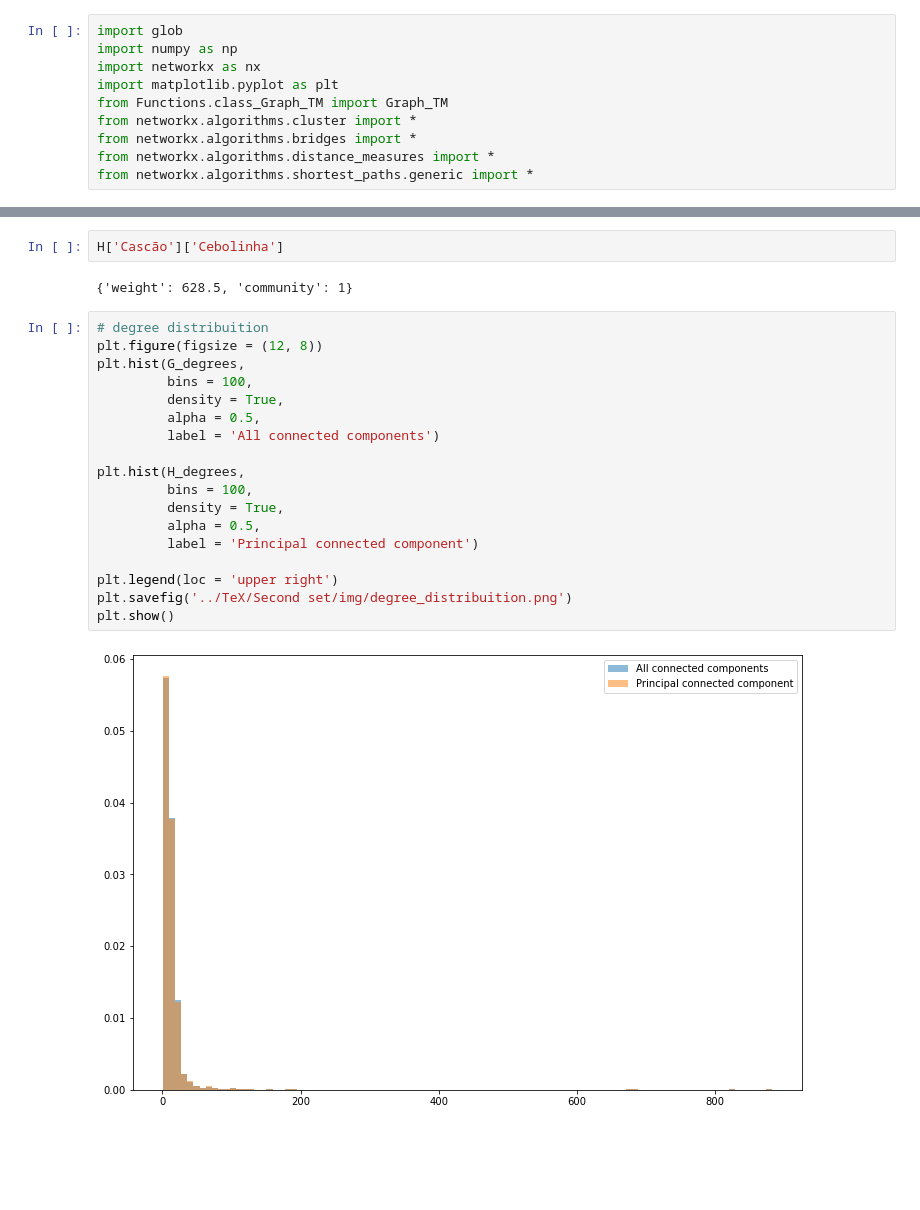
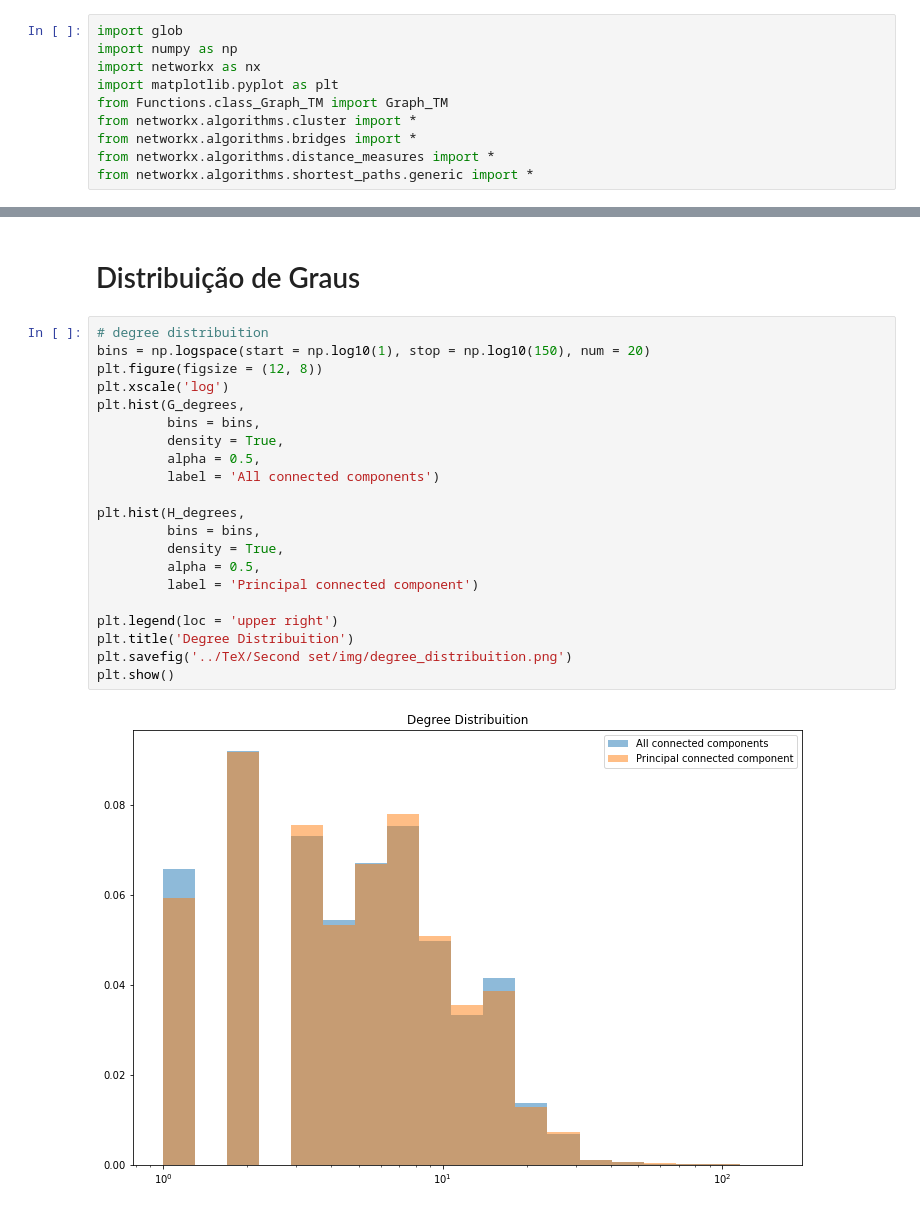
Before and after one commit to jvprimakipr/TDM_TMJ_Network, a Jupyter notebook: Code/#Graphs.ipynb, the cells around one changed output, grey strips where cells are left out. Drawn from its saved outputs; the diff is of its cells as text; blank space fills up the shorter version.

Commit message:
Update and organize Graphs

```diff
--- a/Code/#Graphs.ipynb
+++ b/Code/#Graphs.ipynb
@@ -160,24 +202,25 @@ Graph saved as ../TeX/Second set/img/communities_biggest_component.png
-# %%
-H['Cascão']['Cebolinha']
-# %% [output]
-{'weight': 628.5, 'community': 1}
+# %% [markdown]
+# Distribuição de Graus
 # %%
 # degree distribuition
+bins = np.logspace(start = np.log10(1), stop = np.log10(150), num = 20)
 plt.figure(figsize = (12, 8))
+plt.xscale('log')
 plt.hist(G_degrees,
-         bins = 100,
+         bins = bins,
          density = True,
          alpha = 0.5,
          label = 'All connected components')
 
 plt.hist(H_degrees,
-         bins = 100,
+         bins = bins,
          density = True,
          alpha = 0.5,
          label = 'Principal connected component')
 
 plt.legend(loc = 'upper right')
+plt.title('Degree Distribuition')
 plt.savefig('../TeX/Second set/img/degree_distribuition.png')
 plt.show()
 # %% [output]
-[figure, old version]
+[figure, new version]
```
Also changed, not shown: parts of 32 cells of this notebook, 15 other files.
